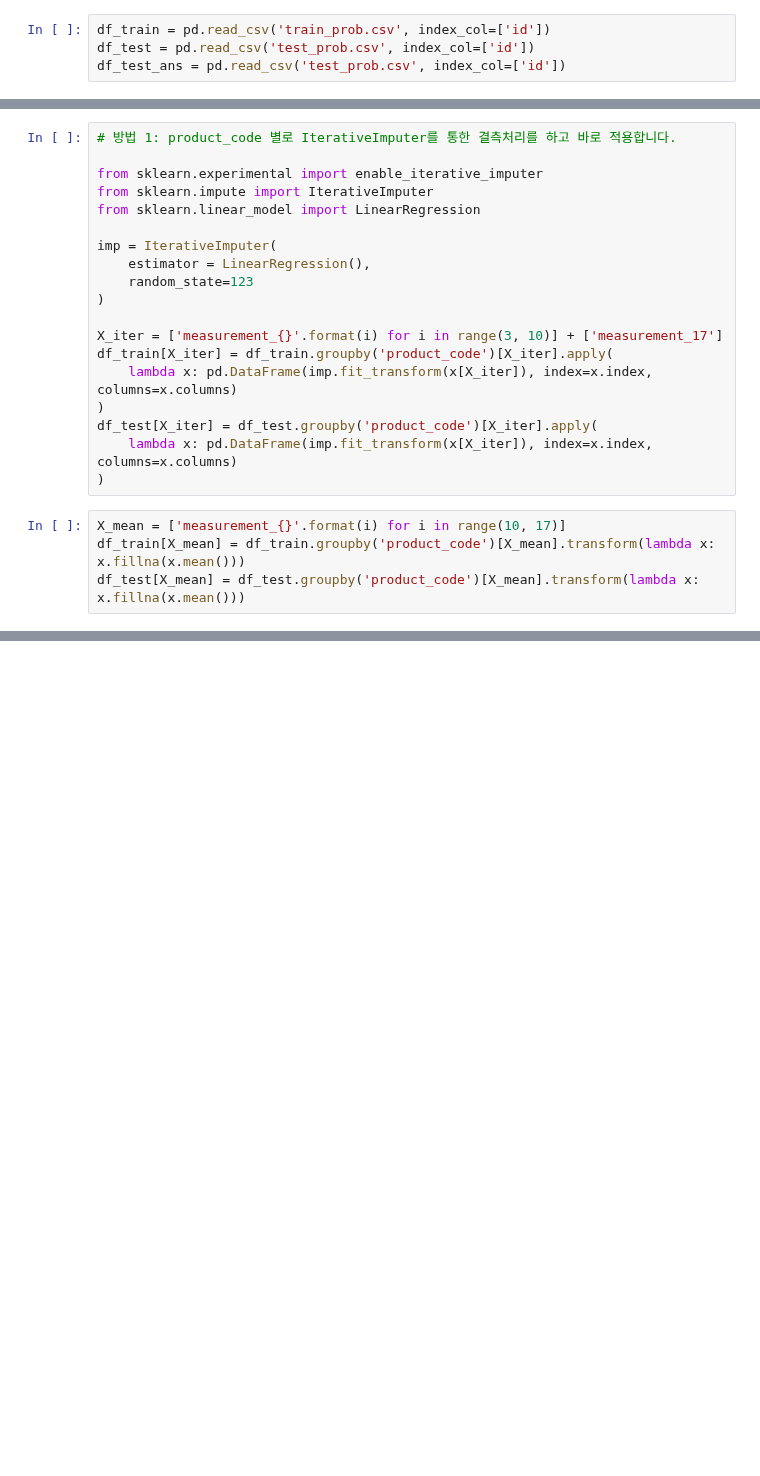
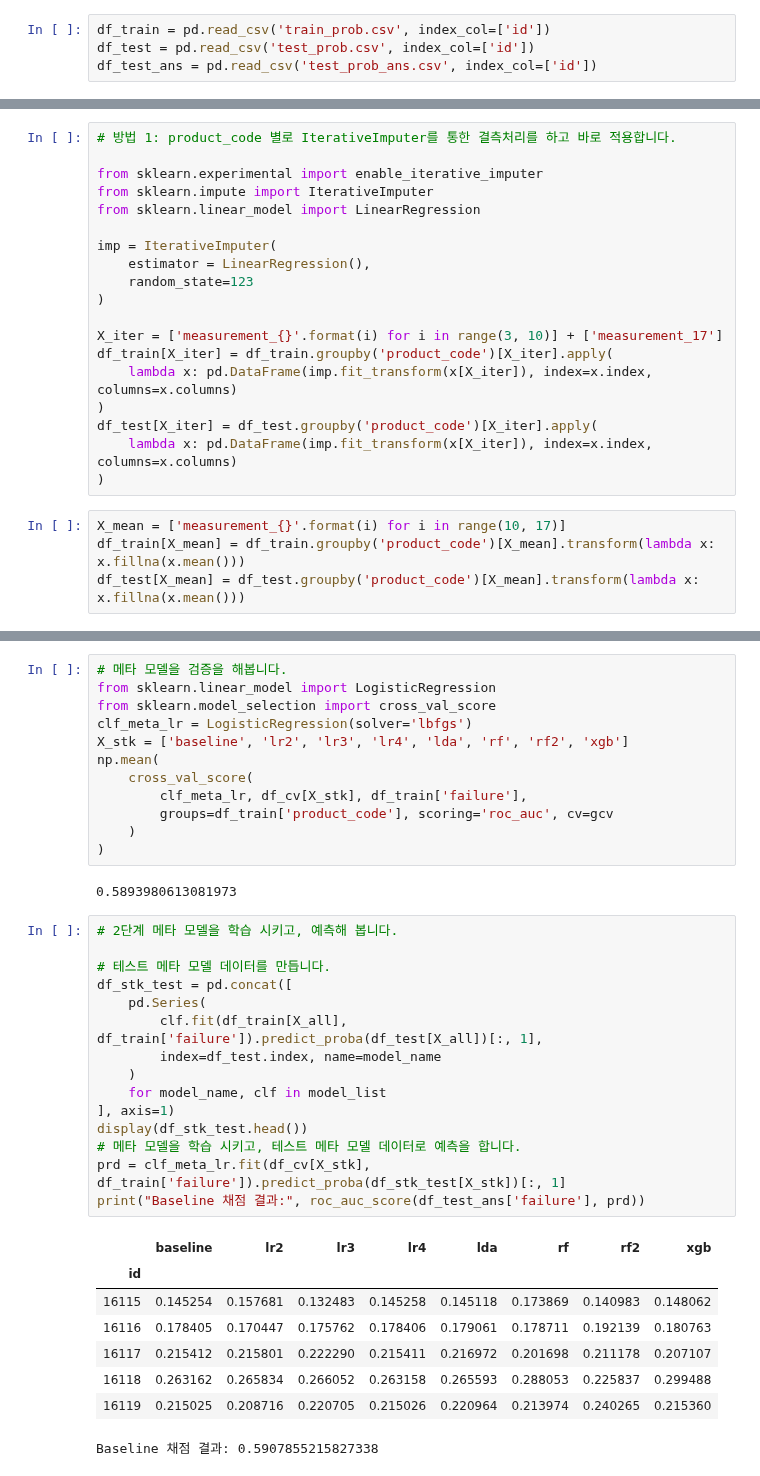
Before and after one commit to sunkusun9/DS_lv3_2404_2, a Jupyter notebook: sec_ds_lv3_prob1_kaggle.ipynb, the cells around one changed output, grey strips where cells are left out. Drawn from its saved outputs; the diff is of its cells as text; blank space fills up the shorter version.

```diff
--- a/sec_ds_lv3_prob1_kaggle.ipynb
+++ b/sec_ds_lv3_prob1_kaggle.ipynb
@@ -42,7 +42,7 @@ xgboost 0.80
 # %%
 df_train = pd.read_csv('train_prob.csv', index_col=['id'])
 df_test = pd.read_csv('test_prob.csv', index_col=['id'])
-df_test_ans = pd.read_csv('test_prob.csv', index_col=['id'])
+df_test_ans = pd.read_csv('test_prob_ans.csv', index_col=['id'])
 # %%
 df_train = df_train.assign(
     na_1 = lambda x: x['measurement_3'].isna(),
@@ -130,0 +448,38 @@ result
+# %%
+# 메타 모델을 검증을 해봅니다.
+from sklearn.linear_model import LogisticRegression
+from sklearn.model_selection import cross_val_score
+clf_meta_lr = LogisticRegression(solver='lbfgs')
+X_stk = ['baseline', 'lr2', 'lr3', 'lr4', 'lda', 'rf', 'rf2', 'xgb']
+np.mean(
+    cross_val_score(
+        clf_meta_lr, df_cv[X_stk], df_train['failure'],
+        groups=df_train['product_code'], scoring='roc_auc', cv=gcv
+    )
+)
+# %% [output]
+0.5893980613081973
+# %%
+# 2단계 메타 모델을 학습 시키고, 예측해 봅니다.
+
+# 테스트 메타 모델 데이터를 만듭니다.
+df_stk_test = pd.concat([
+    pd.Series(
+        clf.fit(df_train[X_all], df_train['failure']).predict_proba(df_test[X_all])[:, 1],
+        index=df_test.index, name=model_name
+    )
+    for model_name, clf in model_list
+], axis=1)
+display(df_stk_test.head())
+# 메타 모델을 학습 시키고, 테스트 메타 모델 데이터로 예측을 합니다.
+prd = clf_meta_lr.fit(df_cv[X_stk], df_train['failure']).predict_proba(df_stk_test[X_stk])[:, 1]
+print("Baseline 채점 결과:", roc_auc_score(df_test_ans['failure'], prd))
+# %% [output]
+|  | baseline | lr2 | lr3 | lr4 | lda | rf | rf2 | xgb |
+| id |  |  |  |  |  |  |  |  |
+| 16115 | 0.145254 | 0.157681 | 0.132483 | 0.145258 | 0.145118 | 0.173869 | 0.140983 | 0.148062 |
+| 16116 | 0.178405 | 0.170447 | 0.175762 | 0.178406 | 0.179061 | 0.178711 | 0.192139 | 0.180763 |
+| 16117 | 0.215412 | 0.215801 | 0.222290 | 0.215411 | 0.216972 | 0.201698 | 0.211178 | 0.207107 |
+| 16118 | 0.263162 | 0.265834 | 0.266052 | 0.263158 | 0.265593 | 0.288053 | 0.225837 | 0.299488 |
+| 16119 | 0.215025 | 0.208716 | 0.220705 | 0.215026 | 0.220964 | 0.213974 | 0.240265 | 0.215360 |
+Baseline 채점 결과: 0.5907855215827338
```
Also changed, not shown: parts of 25 cells of this notebook.
